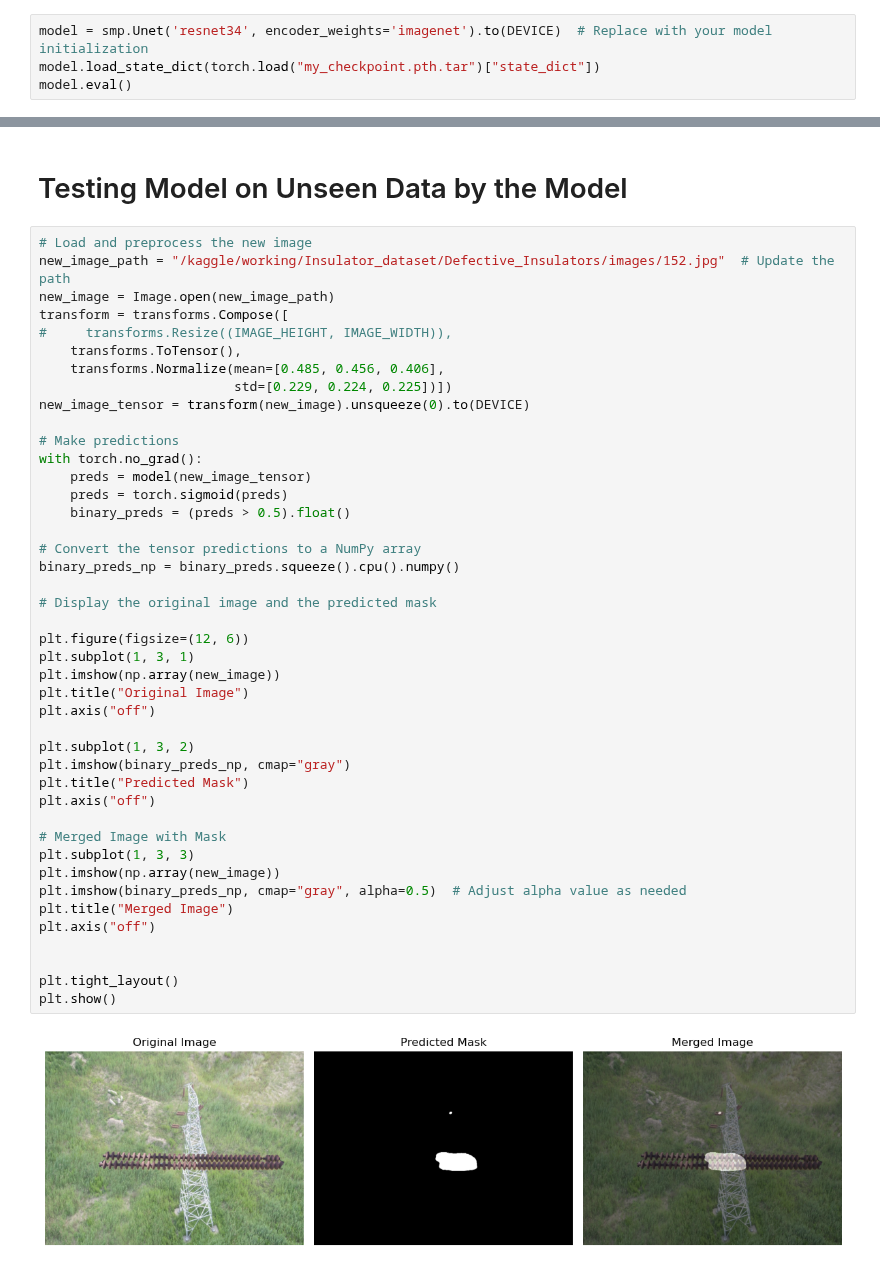
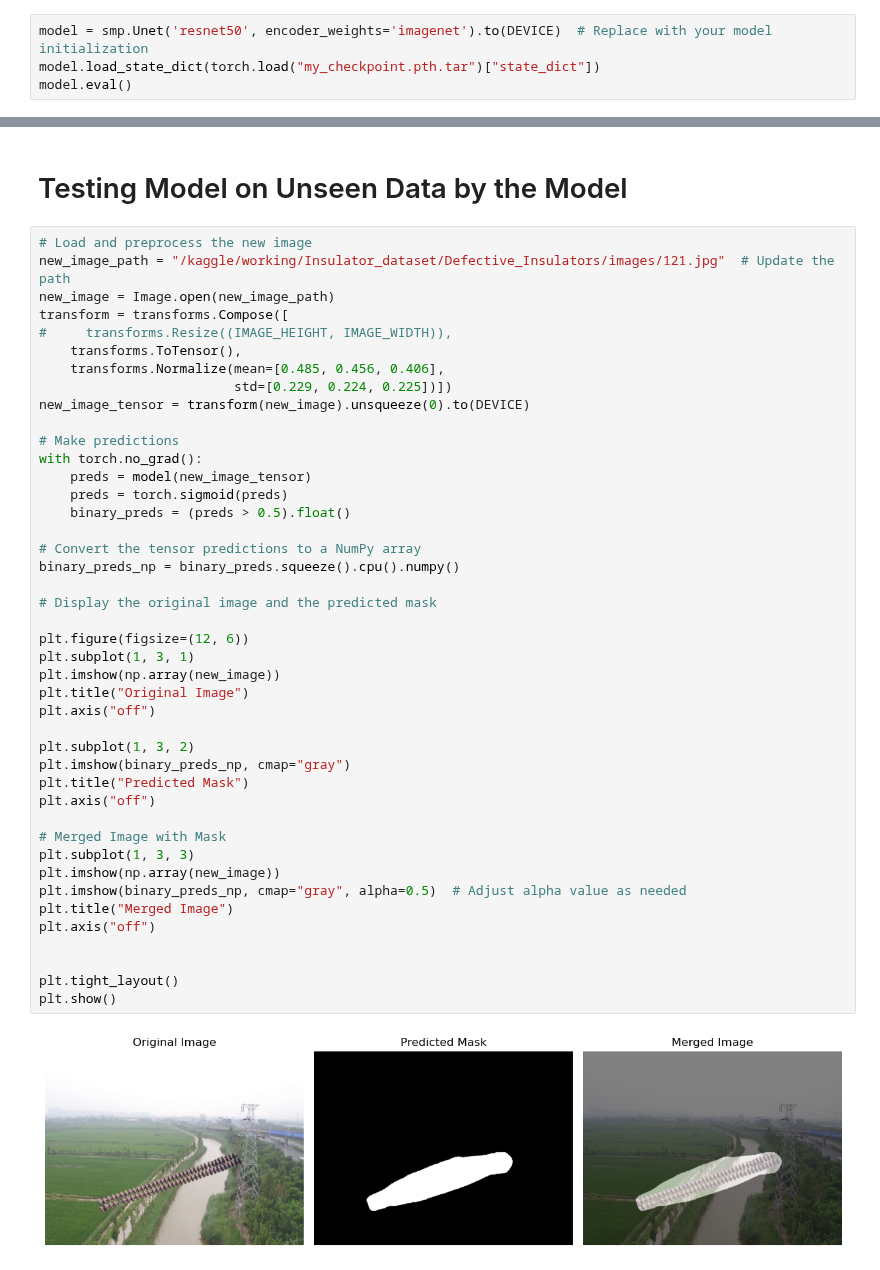
Before and after one commit to ArmanAghania/Kaggle-Notebooks, a Jupyter notebook: insulator-segmentation-with-u-net.ipynb, the cells around one changed output, grey strips where cells are left out. Cells and saved outputs as stored; diff of their text form.

Commit message:
Kaggle Notebook | Insulator Segmentation With U-Net | Version 9

```diff
--- a/insulator-segmentation-with-u-net.ipynb
+++ b/insulator-segmentation-with-u-net.ipynb
@@ -568,7 +553,7 @@ plt.show()
 # %% [markdown]
 # Loading Model to Evaluate
 # %%
-model = smp.Unet('resnet34', encoder_weights='imagenet').to(DEVICE)  # Replace with your model initialization
+model = smp.Unet('resnet50', encoder_weights='imagenet').to(DEVICE)  # Replace with your model initialization
 model.load_state_dict(torch.load("my_checkpoint.pth.tar")["state_dict"])
 model.eval()
 # %% [output]
@@ -593,7 +578,7 @@ Unet(
 # Testing Model on Unseen Data by the Model
 # %%
 # Load and preprocess the new image
-new_image_path = "/kaggle/working/Insulator_dataset/Defective_Insulators/images/152.jpg"  # Update the path
+new_image_path = "/kaggle/working/Insulator_dataset/Defective_Insulators/images/121.jpg"  # Update the path
 new_image = Image.open(new_image_path)
 transform = transforms.Compose([
 #     transforms.Resize((IMAGE_HEIGHT, IMAGE_WIDTH)),
@@ -608,31 +593,31 @@ with torch.no_grad():
     preds = torch.sigmoid(preds)
     binary_preds = (preds > 0.5).float()
 
 # Convert the tensor predictions to a NumPy array
 binary_preds_np = binary_preds.squeeze().cpu().numpy()
 
 # Display the original image and the predicted mask
 
 plt.figure(figsize=(12, 6))
 plt.subplot(1, 3, 1)
 plt.imshow(np.array(new_image))
 plt.title("Original Image")
 plt.axis("off")
 
 plt.subplot(1, 3, 2)
 plt.imshow(binary_preds_np, cmap="gray")
 plt.title("Predicted Mask")
 plt.axis("off")
 
 # Merged Image with Mask
 plt.subplot(1, 3, 3)
 plt.imshow(np.array(new_image))
 plt.imshow(binary_preds_np, cmap="gray", alpha=0.5)  # Adjust alpha value as needed
 plt.title("Merged Image")
 plt.axis("off")
 
 
 plt.tight_layout()
 plt.show()
 # %% [output]
-[figure, old version]
+[figure, new version]
```
Also changed, not shown: parts of 6 cells of this notebook.
